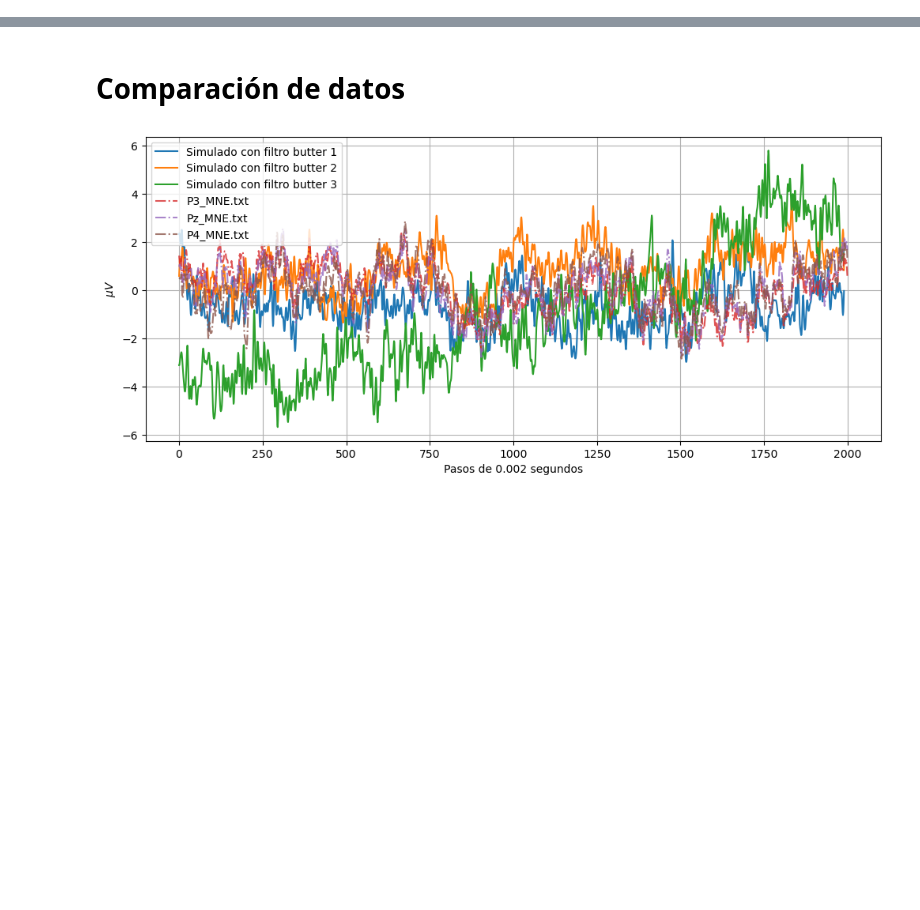
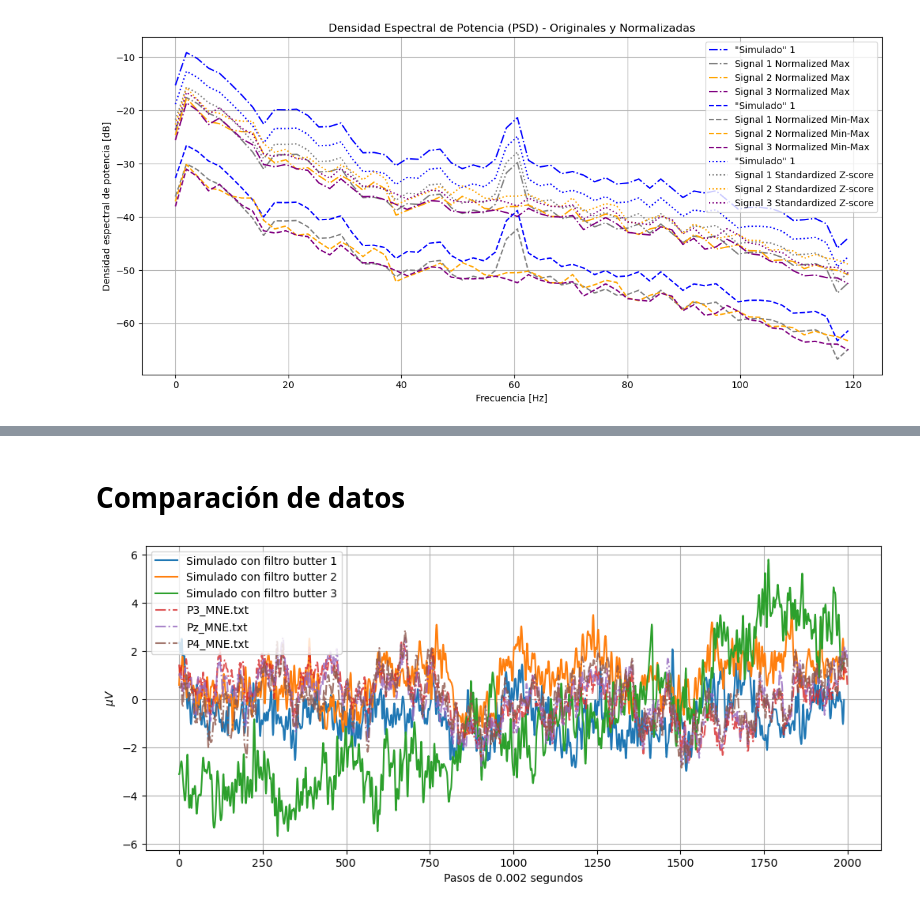
Before and after one commit to juanmillan03/Tesis-CA, a Jupyter notebook: Codigos/V6/Visual_Datos.ipynb, the cells around one changed output, grey strips where cells are left out. Saved outputs shown, nothing was run; the diff lists cells and outputs as text; code cells hidden in the pictures; blank space fills up the shorter version.

```diff
--- a/Codigos/V6/Visual_Datos.ipynb
+++ b/Codigos/V6/Visual_Datos.ipynb
@@ -7,3 +101,47 @@ from scipy.signal import butter,filtfilt,welch
+# %%
+# Función para calcular y graficar la PSD
+def plot_psd(signal_data, fs, label, color, linestyle="-"):
+    frequencies, psd = welch(signal_data, fs=fs, nperseg=256, noverlap=128)
+    idx = frequencies <= 120  # Solo mostrar frecuencias hasta 40 Hz
+    plt.plot(frequencies[idx], 10 * np.log10(abs(psd[idx])), linestyle, label=label, color=color)
+
+# Graficar la Transformada de Fourier para señales normalizadas y originales
+
+plt.figure(figsize=(12, 6))
+plt.subplot(1, 1, 1)
+# plot_psd(all_signals_simulados[0], 500, '"Simulado" 1 ', 'blue', '-')
+
+colores=["grey","orange","purple"]
+# # Graficar PSD de señales originales
+# for i, signala in enumerate(all_signals):
+#     plot_psd(signala, 500, f'Signal {i + 1} Original',colores[i], '-')
+
+# Graficar PSD de señales normalizadas (Max)
+plot_psd(normalized_signals_max_S[0], 500, '"Simulado" 1 ', 'blue', '-.')
+for i, signal in enumerate(normalized_signals_max):
+    plot_psd(signal, 500, f'Signal {i + 1} Normalized Max', colores[i],'-.')
+
+# Graficar PSD de señales normalizadas (Min-Max)
+plot_psd(normalized_signals_min_max_S[0], 500, '"Simulado" 1 ', 'blue', '--')
+
+for i, signal in enumerate(normalized_signals_min_max):
+    plot_psd(signal, 500, f'Signal {i + 1} Normalized Min-Max', colores[i], '--')
+
+# Graficar PSD de señales estandarizadas (Z-score)
+plot_psd(standardized_signals_z_score_S[0], 500, '"Simulado" 1 ', 'blue', ':')
+for i, signal in enumerate(standardized_signals_z_score):
+    plot_psd(signal, 500, f'Signal {i + 1} Standardized Z-score', colores[i], ':')
+
+# Configurar el gráfico
+plt.title('Densidad Espectral de Potencia (PSD) - Originales y Normalizadas')
+plt.xlabel('Frecuencia [Hz]')
+plt.ylabel('Densidad espectral de potencia [dB]')
+plt.legend()
+plt.grid()
+plt.tight_layout()
+plt.show()
+# %% [output]
+[figure, added]
 # %%
 # Función para leer datos de archivos de texto
 def read_signals(file_path):
```
Also changed, not shown: parts of 3 cells of this notebook, 4 other files.
